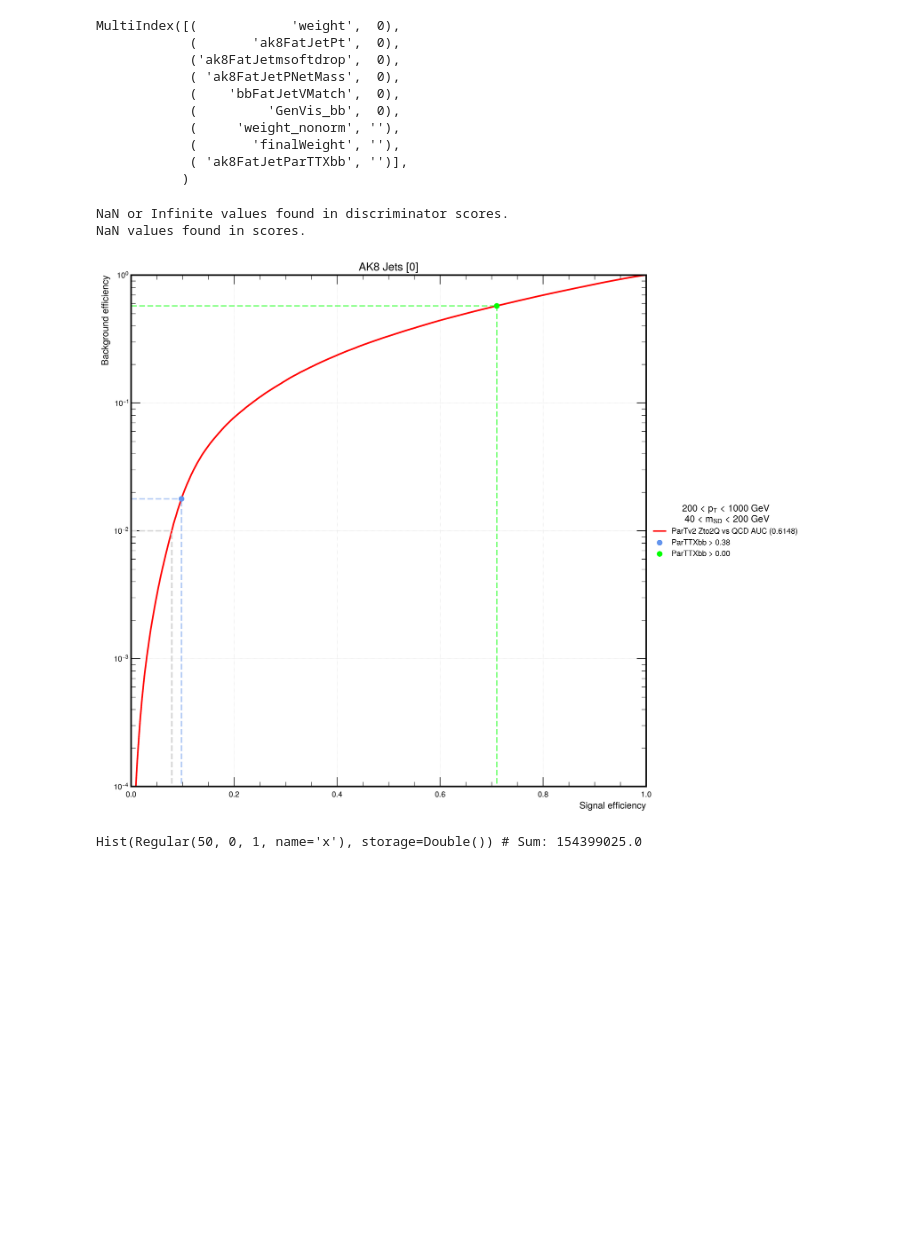
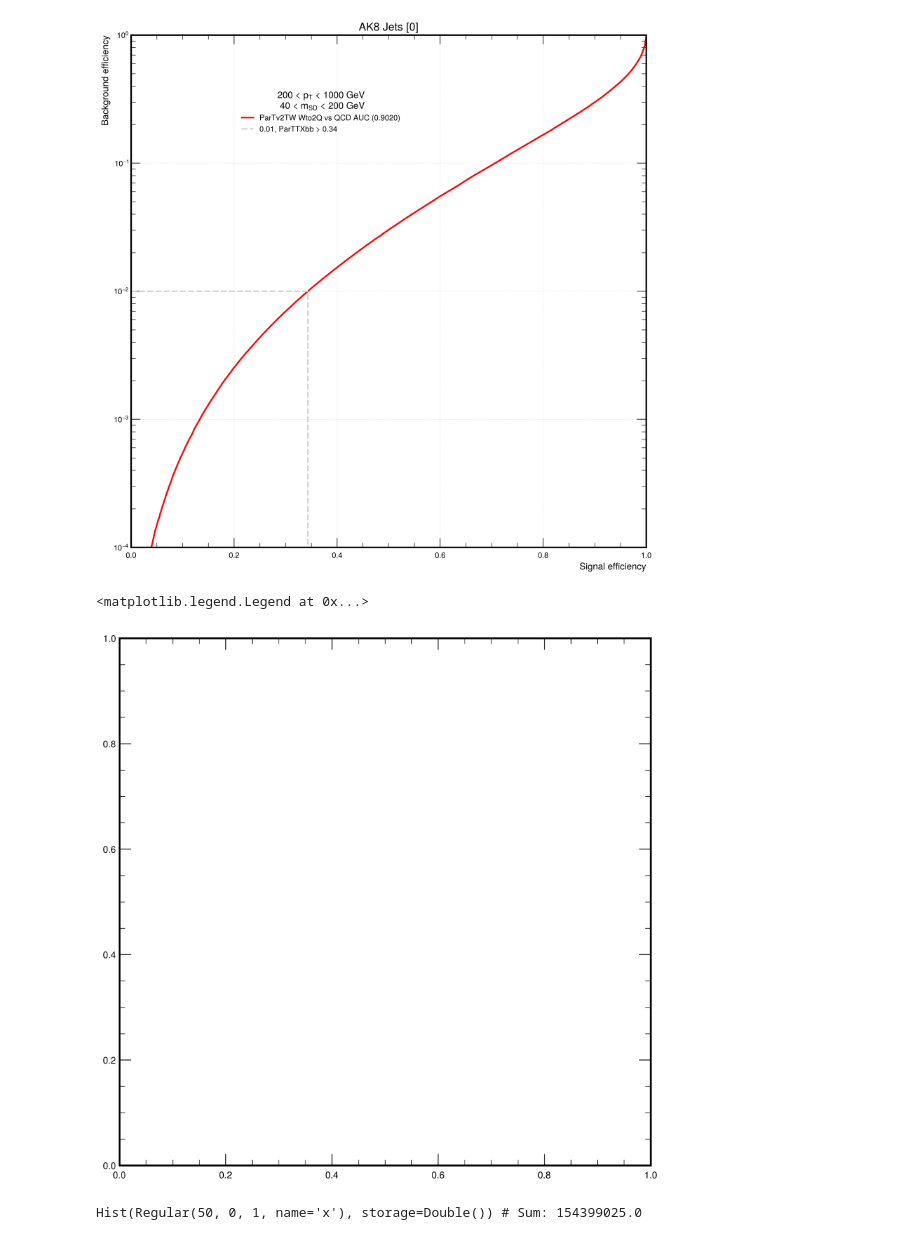
Before and after one commit to cmantill/hpt, a Jupyter notebook: ROC_curves.ipynb, the cells around one changed output. Cells and saved outputs as stored; diff of their text form; code cells hidden in the pictures; blank space fills up the shorter version.

Commit message:
ROC curves notebooks

```diff
--- a/ROC_curves.ipynb
+++ b/ROC_curves.ipynb
@@ -173,10 +175,10 @@ load_H = load_columns + [
     ("bbFatJetNumBMatchedH1", 1),
     ]
 # %%
-signal = "Zto2Q"
+signal = "Wto2Q"
 background = "QCD"
 jet_collection = "ak8FatJet"
-discriminator_name = "ParTTXbb"
+discriminator_name = "ParTTW"
 discriminator = f"{jet_collection}{discriminator_name}"
 pt_cut = [200, 1000]
 msd_cut = [40, 200]
@@ -449,16 +463,3 @@ for which in [signal, background]:
-# %%
-print(events_dict[signal].columns)
-# %% [output]
-MultiIndex([(            'weight',  0),
-            (       'ak8FatJetPt',  0),
-            ('ak8FatJetmsoftdrop',  0),
-            ( 'ak8FatJetPNetMass',  0),
-            (    'bbFatJetVMatch',  0),
-            (         'GenVis_bb',  0),
-            (     'weight_nonorm', ''),
-            (       'finalWeight', ''),
-            ( 'ak8FatJetParTTXbb', '')],
-           )
 # %%
 plot_dir = f"{MAIN_DIR}/plots/{dir_name}/"
 if not os.path.exists(plot_dir):
@@ -479,11 +480,33 @@ legtitle = (
 
 for jet_indices in jets:
     rocs = {
-        "ParTTXbb": get_roc(
+        #"ParTTXbb": get_roc(
+        #    events_dict,
+        #    jet_collection,
+        #    "ParTTXbb",
+        #    "ParTv2 higgs vs QCD",
+        #    "red",
+        #    jet_indices,
+        #    pt_cut,
+        #    msd_cut,
+        #    mreg_cut,
+        #),
+        #"ParTTXcs": get_roc(
+        #    events_dict,
+        #    jet_collection,
+        #    "ParTTXcs",
+        #    "ParTv2 Wto2Q vs QCD",
+        #    "red",
+        #    jet_indices,
+        #    pt_cut,
+       #     msd_cut,
+        #    mreg_cut,
+        #),
+        "ParTTW": get_roc(
             events_dict,
             jet_collection,
-            "ParTTXbb",
-            "ParTv2 Zto2Q vs QCD",
+            "ParTTW",
+            "ParTv2TW Wto2Q vs QCD",
             "red",
             jet_indices,
             pt_cut,
@@ -491,40 +514,43 @@ for jet_indices in jets:
             mreg_cut,
         ),
     }
-# %% [output]
-NaN or Infinite values found in discriminator scores.
-NaN values found in scores.
 # %%
 # thresholds on the discriminator, used to search for signal efficiency
 plot_thresholds = {
-    "ParTTXbb": [0.38],
+    #"ParTTXbb": [0.38],
+    #"ParTTW": [0.38],
 }
 # find what the threshold should be to achieve this signal efficiency
 find_from_sigeff = {
-    "ParTTXbb": [0.71],
+    #"ParTTXbb": [0.71],
+    #"ParTTW": [0.71],
 }
 
 plotting.multiROCCurveGrey(
     {"bb": rocs},
     # sig_effs=[0.6],
+    discriminator="ParTTXbb",
     sig_effs=[],
     bkg_effs=[0.01],
     xlim=[0, 1.0],
     ylim=[1e-4, 1],
     show=True,
     plot_dir=Path(plot_dir),
     name=f"{jet_collection}{jet_coll_pnet}ROC{''.join(str(x) for x in jet_indices)}_{cut_str}_{signal}_{background}",
     title=(
         f"AK8 Jets {jet_indices}"
         if jet_collection == "ak8FatJet"
         else f"bb Jets {jet_indices}"
     ),
     legtitle=legtitle,
     plot_thresholds=plot_thresholds,
     find_from_sigeff=find_from_sigeff,
 )
+plt.legend(loc="upper left")
 # %% [output]
-[figure, old version]
+[figure, new version]
+<matplotlib.legend.Legend at 0x...>
+[figure, added]
 # %%
 sc = hist.Hist.new.Reg(50, 0, 1, name="x").Double()
 bk = hist.Hist.new.Reg(50, 0, 1, name="x").Double()
```
Also changed, not shown: parts of 7 cells of this notebook, 4 other files.
